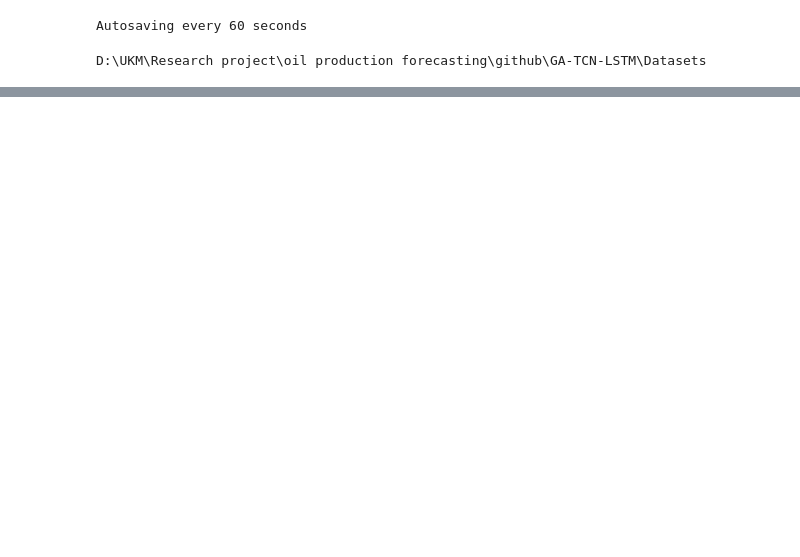
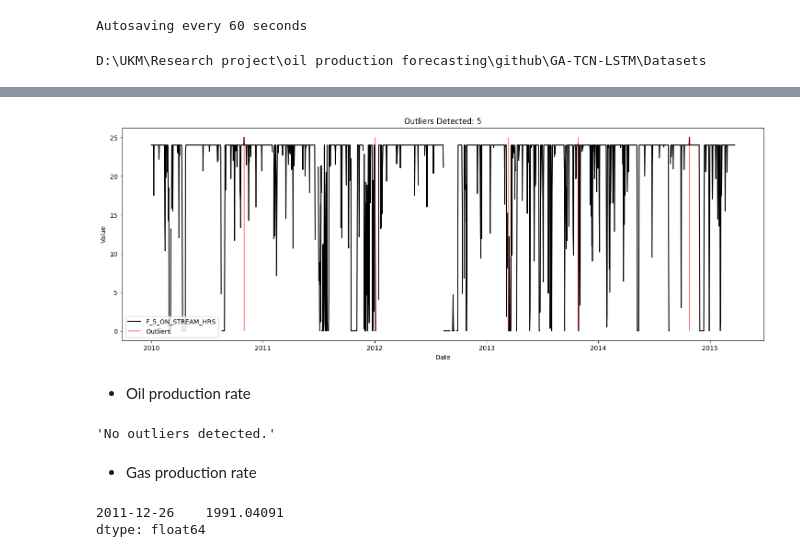
Before and after one commit to ashrafalaghbari/GA-TCN-LSTM, a Jupyter notebook: Data_pre-processing/data_cleaning.ipynb, the cells around one changed output, grey strips where cells are left out. Cells and saved outputs as stored; diff of their text form; code cells hidden in the pictures; blank space fills up the shorter version.

```diff
--- a/Data_pre-processing/data_cleaning.ipynb
+++ b/Data_pre-processing/data_cleaning.ipynb
@@ -166,0 +93,4 @@ df.to_csv("cleaned_F_14.csv")
+# %%
+# Detecting outliers in the 'F_5_ON_STREAM_HRS' variable
+F_5_ON_STREAM_HRS_outliers = clean.detect_outliers_in_time('F_5_ON_STREAM_HRS', 'F_5_BORE_WI_VOL')
+F_5_ON_STREAM_HRS_outliers
@@ -166,0 +105,22 @@ df.to_csv("cleaned_F_14.csv")
+# %%
+# Plotting the outliers detected in the 'F_5_ON_STREAM_HRS' variable
+clean.plot_outliers('F_5_ON_STREAM_HRS', F_5_ON_STREAM_HRS_outliers, color='red', alpha=0.5, legend_loc='lower left')
+# %% [output]
+[figure, added]
+# %% [markdown]
+* Oil production rate
+# %%
+# Detecting outliers in the 'BORE_OIL_VOL' variable
+BORE_OIL_VOL_outliers = clean.detect_outliers_in_rate('BORE_OIL_VOL', 'ON_STREAM_HRS')
+BORE_OIL_VOL_outliers
+# %% [output]
+'No outliers detected.'
+# %% [markdown]
+* Gas production rate
+# %%
+# Plotting the outliers detected in the 'BORE_GAS_VOL' variable
+BORE_GAS_VOL_outliers = clean.detect_outliers_in_rate('BORE_GAS_VOL', 'ON_STREAM_HRS')
+BORE_GAS_VOL_outliers
+# %% [output]
+2011-12-26    1991.04091
+dtype: float64
```
Also changed, not shown: parts of 64 cells of this notebook.
